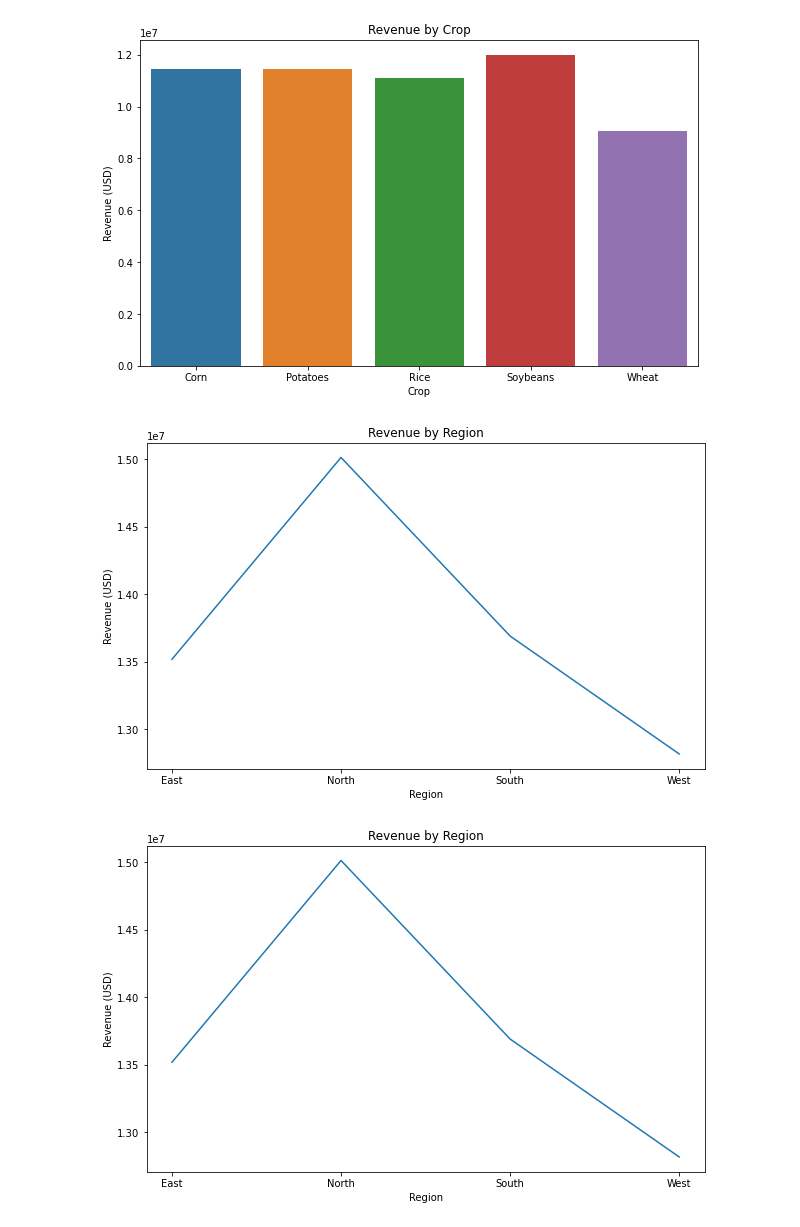
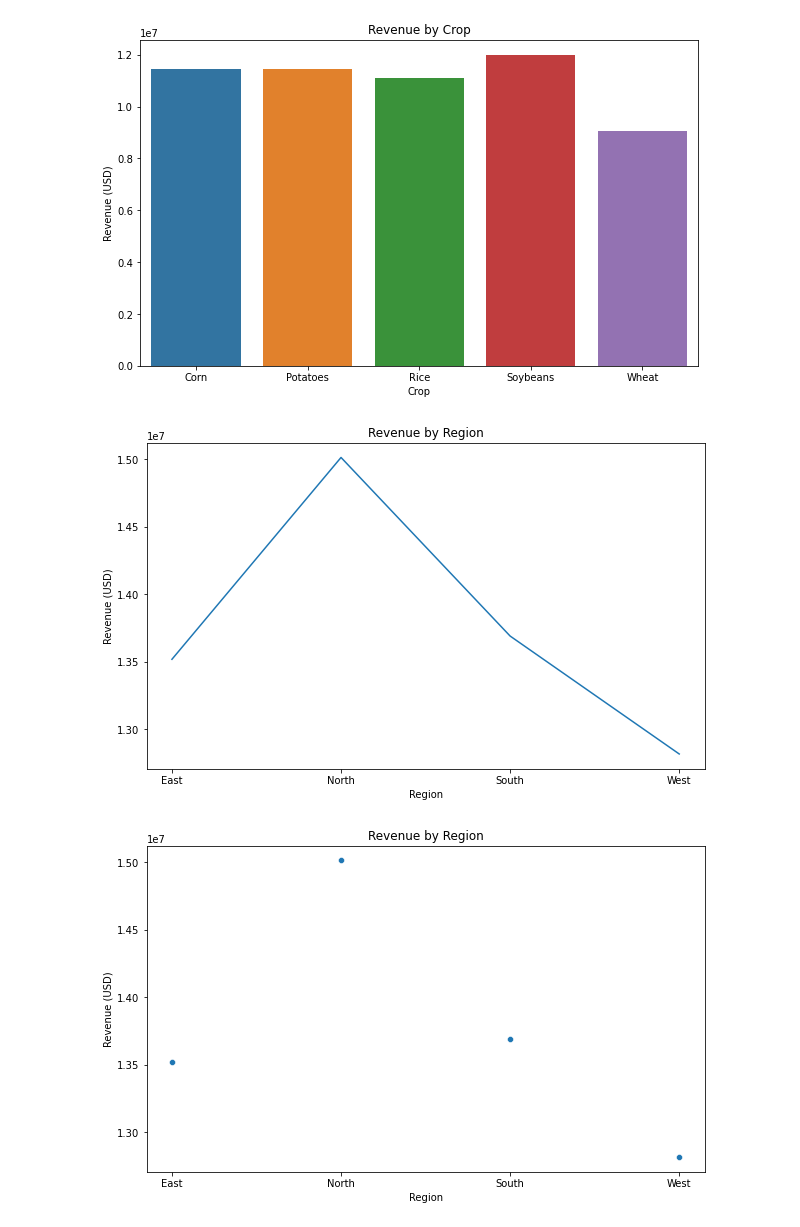
Before and after one commit to houseofjudah/AgroInsight, a Jupyter notebook: df.ipynb, the cells around one changed output. Drawn from its saved outputs; the diff is of its cells as text; code cells hidden in the pictures.

```diff
--- a/df.ipynb
+++ b/df.ipynb
@@ -242,26 +245,26 @@ plt.show()
 # %%
 import pandas as pd
 import matplotlib.pyplot as plt
 import seaborn as sns
 
 # Calculate revenue by region
 revenue_by_region = df3.groupby('Region')['Quantity_Sold_Kg'].sum() * df3.groupby('Region')['Price_per_Kg_USD'].mean()
 
 # Create a line chart using Matplotlib
 plt.figure(figsize=(10, 6))
 plt.plot(revenue_by_region.index, revenue_by_region.values)
 plt.title('Revenue by Region')
 plt.xlabel('Region')
 plt.ylabel('Revenue (USD)')
 plt.show()
 
 # Create a line chart using Seaborn
 plt.figure(figsize=(10, 6))
-sns.lineplot(x=revenue_by_region.index, y=revenue_by_region.values)
+sns.scatterplot(x=revenue_by_region.index, y=revenue_by_region.values)
 plt.title('Revenue by Region')
 plt.xlabel('Region')
 plt.ylabel('Revenue (USD)')
 plt.show()
 # %% [output]
 [figure]
-[figure, old version]
+[figure, new version]
```
Also changed, not shown: parts of 1 cell of this notebook.
